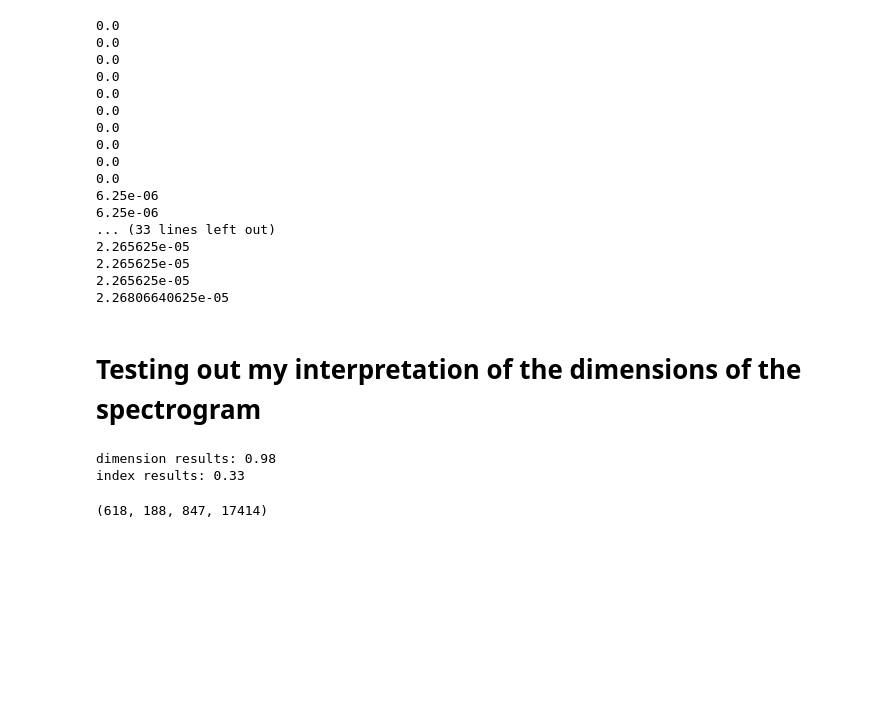
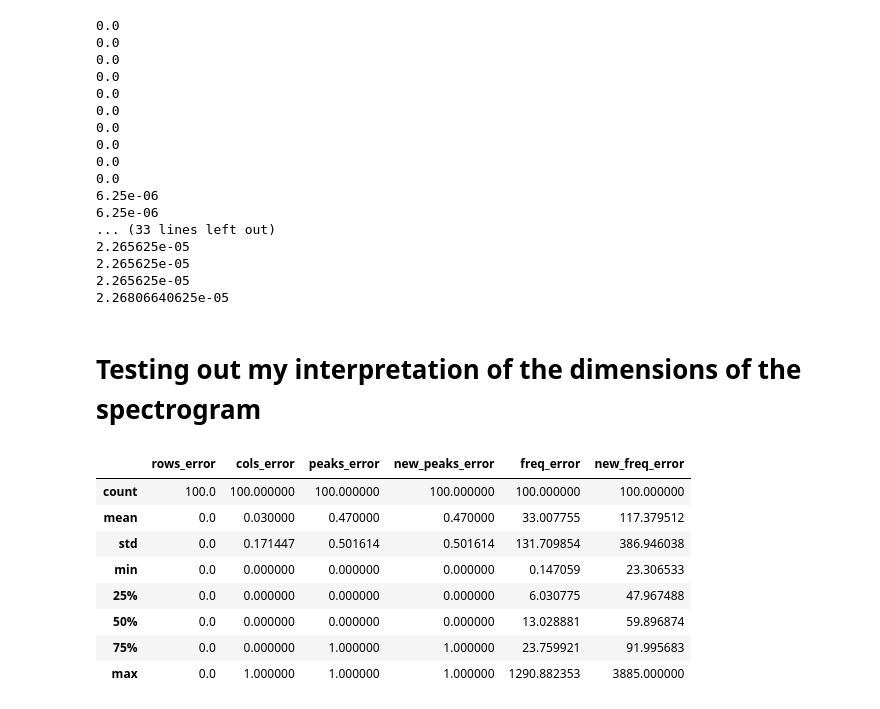
Before and after one commit to rgdl/spectrogram-experiments, a Jupyter notebook: notebooks/Spectrogram Experimentation.ipynb, the cells around one changed output. Drawn from its saved outputs; the diff is of its cells as text; code cells hidden in the pictures; blank space fills up the shorter version.

```diff
--- a/notebooks/Spectrogram Experimentation.ipynb
+++ b/notebooks/Spectrogram Experimentation.ipynb
@@ -182,54 +186,85 @@ for freq in freqs:
 # %% [markdown]
 # Testing out my interpretation of the dimensions of the spectrogram
 # %%
+# Definitions from here: https://github.com/pytorch/audio/blob/main/torchaudio/functional/functional.py#L91-L94
+SAMPLE_RATE = 44100
+
 def n_rows(n_fft):
-    return int(n_fft / 2 + 1)
+    return n_fft // 2 + 1
 
 def n_cols(waveform, hop_length):
     """
     Sometimes off by 1
     """
-    return math.floor(waveform.shape[1] / hop_length + 1)
+    return waveform.shape[1] // hop_length + 1
 
-def freq_to_index(n_fft, freq):
-    CONST = 2.265625e-05
-    return int(CONST * n_fft * freq)
+def freq_to_index(n_fft, freq, new=False):
+    if new:
+        return (n_fft * freq + 1) // SAMPLE_RATE
+    return (n_fft * freq) // SAMPLE_RATE
+
+def index_to_freq(index, n_fft, new=False):
+    if new:
+        return (index - 1) * SAMPLE_RATE / n_fft
+    return index * SAMPLE_RATE / n_fft
 # %%
+from collections import defaultdict
+
 N_TEST = 100
 
 dimension_check_results = []
 index_check_results = []
+
+results = defaultdict(list)
 
 for _ in tqdm(range(N_TEST)):
     while True:
         n_fft, win_length, hop_length = (int(x) for x in torch.randint(1000, (3,)))
         freq = torch.randint(20, 20000, (1,)).item()
         if 0 < win_length <= n_fft:
             break
     _spectrogram = torchaudio.transforms.Spectrogram(
         n_fft=n_fft,
         win_length=win_length,
         hop_length=hop_length,
         power=1.0,
     )
 
     spec = _spectrogram(make_waveform(freq, torch.sin))
+    results['freq'].append(freq)
+    results['n_fft'].append(n_fft)
 
     # Spectrogram output dimensions as expected
-    dimension_check_results.append(
-        spec.shape == (1, n_rows(n_fft), n_cols(saw, hop_length))
-    )
+    results['expected_rows'].append(n_rows(n_fft))
+    results['actual_rows'].append(spec.shape[1])
+    results['expected_cols'].append(n_cols(saw, hop_length))
+    results['actual_cols'].append(spec.shape[2])
+
     # Peak at expected index
-    index_check_results.append(
-        find_peaks(spec, thresh=spec[0].mean(1).max().item() * 0.5)[0] == freq_to_index(n_fft, freq)
-    )
+    results['expected_peaks'].append(freq_to_index(n_fft, freq))
+    results['new_expected_peaks'].append(freq_to_index(n_fft, freq, new=True))
+    peak_index = find_peaks(spec, thresh=spec[0].mean(1).max().item() * 0.5)[0]
+    results['actual_peaks'].append(peak_index)
+    results['expected_freq'].append(index_to_freq(peak_index, n_fft))
+    results['new_expected_freq'].append(index_to_freq(peak_index, n_fft, new=True))
 
-print('dimension results:', torch.tensor(dimension_check_results, dtype=float).mean().item())
-print('index results:', torch.tensor(index_check_results, dtype=float).mean().item())
+df = pd.DataFrame(results)
+df['rows_error'] = df['expected_rows'] - df['actual_rows']
+df['cols_error'] = df['expected_cols'] - df['actual_cols']
+df['peaks_error'] = df['expected_peaks'] - df['actual_peaks']
+df['new_peaks_error'] = df['new_expected_peaks'] - df['actual_peaks']
+df['freq_error'] = df['expected_freq'] - df['freq']
+df['new_freq_error'] = df['new_expected_freq'] - df['freq']
+
+# Number of rows generally perfect, number of cols correct most of the time, peaks position often off by 1
+df.filter(regex=".*_error$").abs().describe()
 # %% [output]
-dimension results: 0.98
-index results: 0.33
+|  | rows_error | cols_error | peaks_error | new_peaks_error | freq_error | new_freq_error |
+| count | 100.0 | 100.000000 | 100.000000 | 100.000000 | 100.000000 | 100.000000 |
+| mean | 0.0 | 0.030000 | 0.470000 | 0.470000 | 33.007755 | 117.379512 |
+| std | 0.0 | 0.171447 | 0.501614 | 0.501614 | 131.709854 | 386.946038 |
+| min | 0.0 | 0.000000 | 0.000000 | 0.000000 | 0.147059 | 23.306533 |
+| 25% | 0.0 | 0.000000 | 0.000000 | 0.000000 | 6.030775 | 47.967488 |
+| 50% | 0.0 | 0.000000 | 0.000000 | 0.000000 | 13.028881 | 59.896874 |
+| 75% | 0.0 | 0.000000 | 1.000000 | 1.000000 | 23.759921 | 91.995683 |
+| max | 0.0 | 1.000000 | 1.000000 | 1.000000 | 1290.882353 | 3885.000000 |
-# %%
-n_fft, win_length, hop_length, freq
-# %% [output]
-(618, 188, 847, 17414)
```
Also changed, not shown: parts of 6 cells of this notebook.
